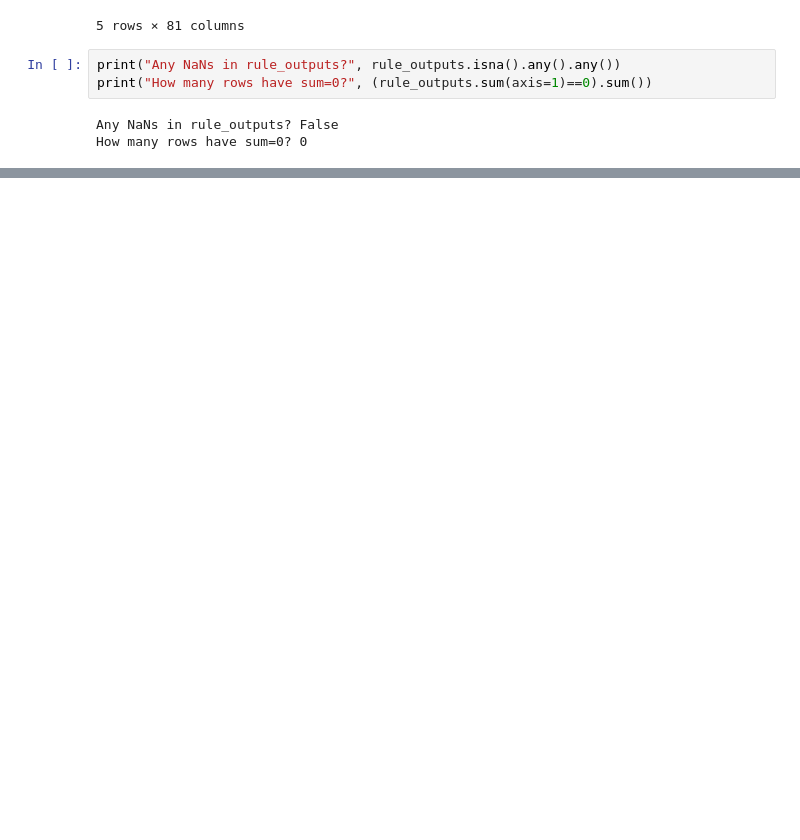
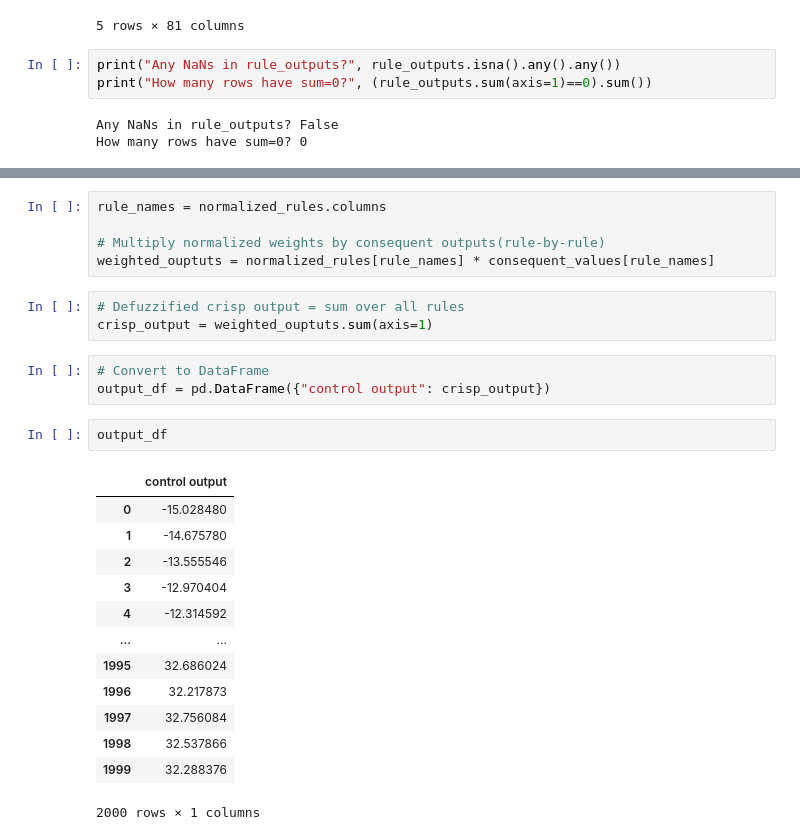
Before and after one commit to Sharmetov/IOT_Fall2025, a Jupyter notebook: neuro_fuzzy.ipynb, the cells around one changed output, grey strips where cells are left out. Saved outputs shown, nothing was run; the diff lists cells and outputs as text; blank space fills up the shorter version.

```diff
--- a/neuro_fuzzy.ipynb
+++ b/neuro_fuzzy.ipynb
@@ -287,0 +370,27 @@ normalized_rules.head(50)
+# %%
+rule_names = normalized_rules.columns
+
+# Multiply normalized weights by consequent outputs(rule-by-rule)
+weighted_ouptuts = normalized_rules[rule_names] * consequent_values[rule_names]
+# %%
+# Defuzzified crisp output = sum over all rules
+crisp_output = weighted_ouptuts.sum(axis=1)
+# %%
+# Convert to DataFrame
+output_df = pd.DataFrame({"control output": crisp_output})
+# %%
+output_df
+# %% [output]
+|  | control output |
+| 0 | -15.028480 |
+| 1 | -14.675780 |
+| 2 | -13.555546 |
+| 3 | -12.970404 |
+| 4 | -12.314592 |
+| ... | ... |
+| 1995 | 32.686024 |
+| 1996 | 32.217873 |
+| 1997 | 32.756084 |
+| 1998 | 32.537866 |
+| 1999 | 32.288376 |
+2000 rows × 1 columns
```
Also changed, not shown: parts of 26 cells of this notebook, 1 other file.
